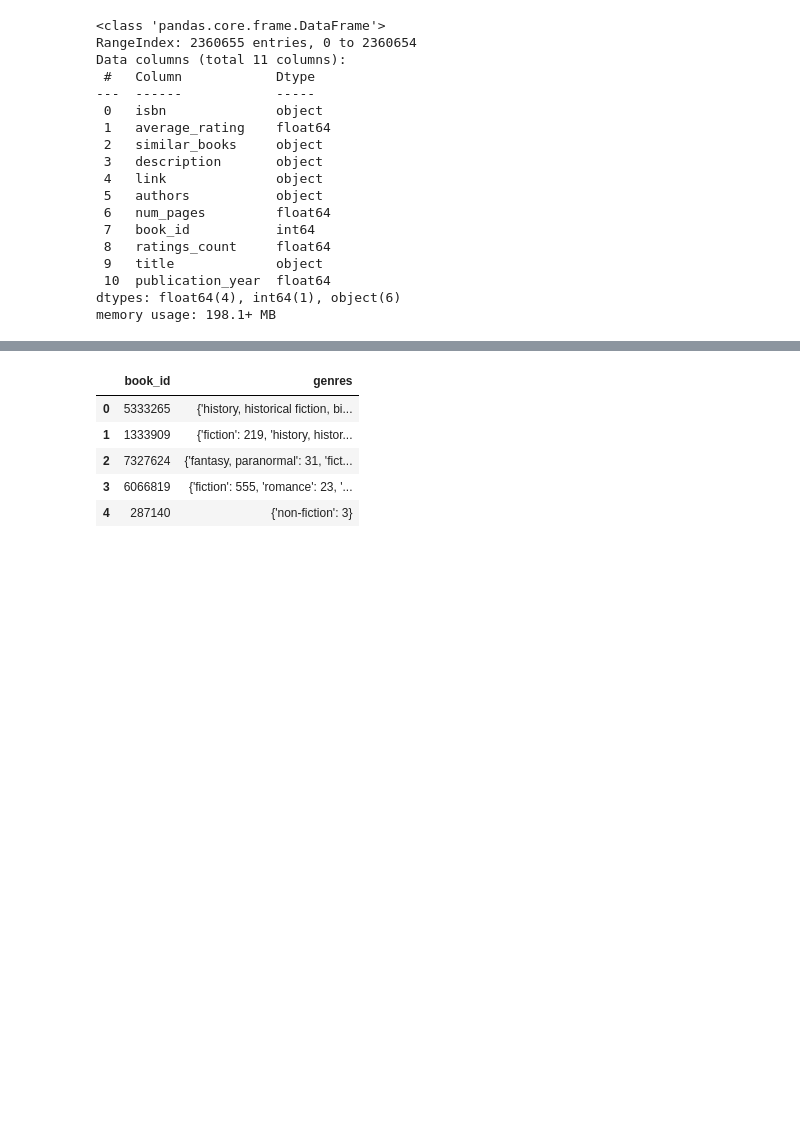
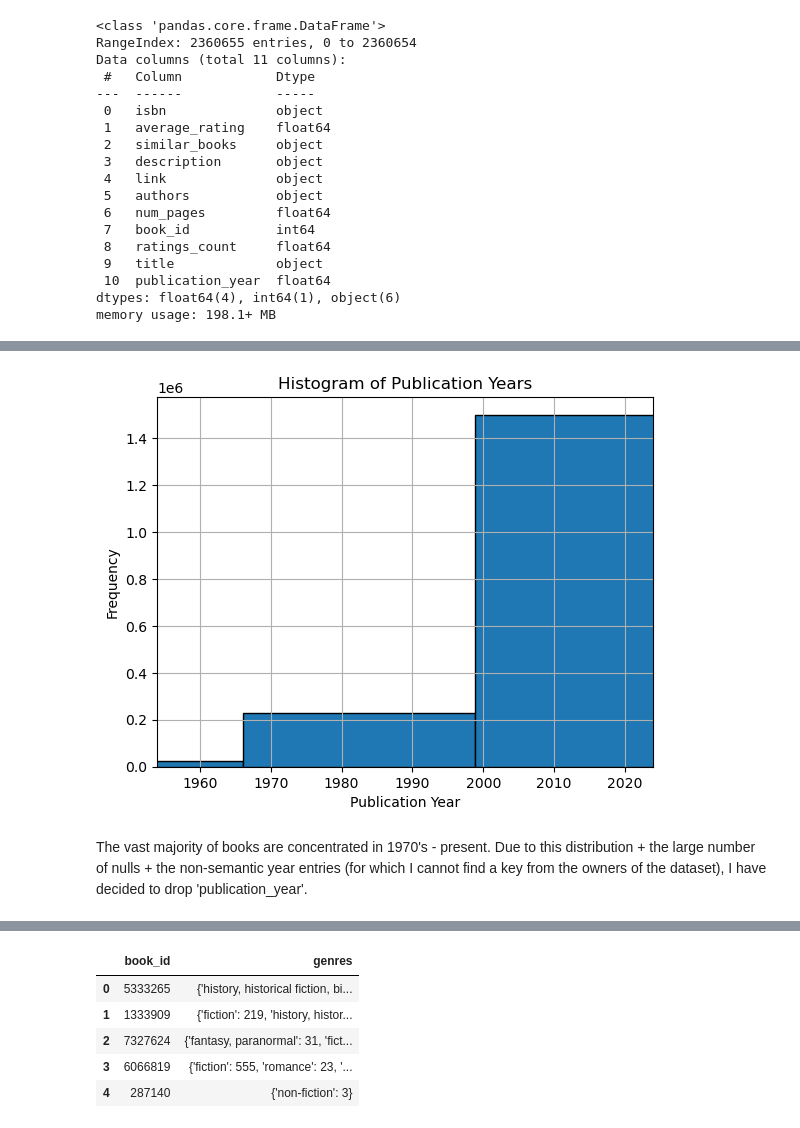
Before and after one commit to shelleylwang/goodreads-recommendations, a Jupyter notebook: data_prep.ipynb, the cells around one changed output, grey strips where cells are left out. Drawn from its saved outputs; the diff is of its cells as text; code cells hidden in the pictures; blank space fills up the shorter version.

```diff
--- a/data_prep.ipynb
+++ b/data_prep.ipynb
@@ -87,0 +183,14 @@ Notably missing here is genre information from the books. I'll merge that in usi
+# %%
+# Zooming in on the last 70 years
+plt.hist(metadata['publication_year'], bins=2000, edgecolor='black')
+plt.xlabel('Publication Year')
+plt.ylabel('Frequency')
+plt.title('Histogram of Publication Years')
+plt.xlim(1954, 2024)
+
+plt.grid(True)
+plt.show()
+# %% [output]
+[figure, added]
+# %% [markdown]
+The vast majority of books are concentrated in 1970's - present. Due to this distribution + the large number of nulls + the non-semantic year entries (for which I cannot find a key from the owners of the dataset), I have decided to drop 'publication_year'.
```
Also changed, not shown: parts of 21 cells of this notebook.
